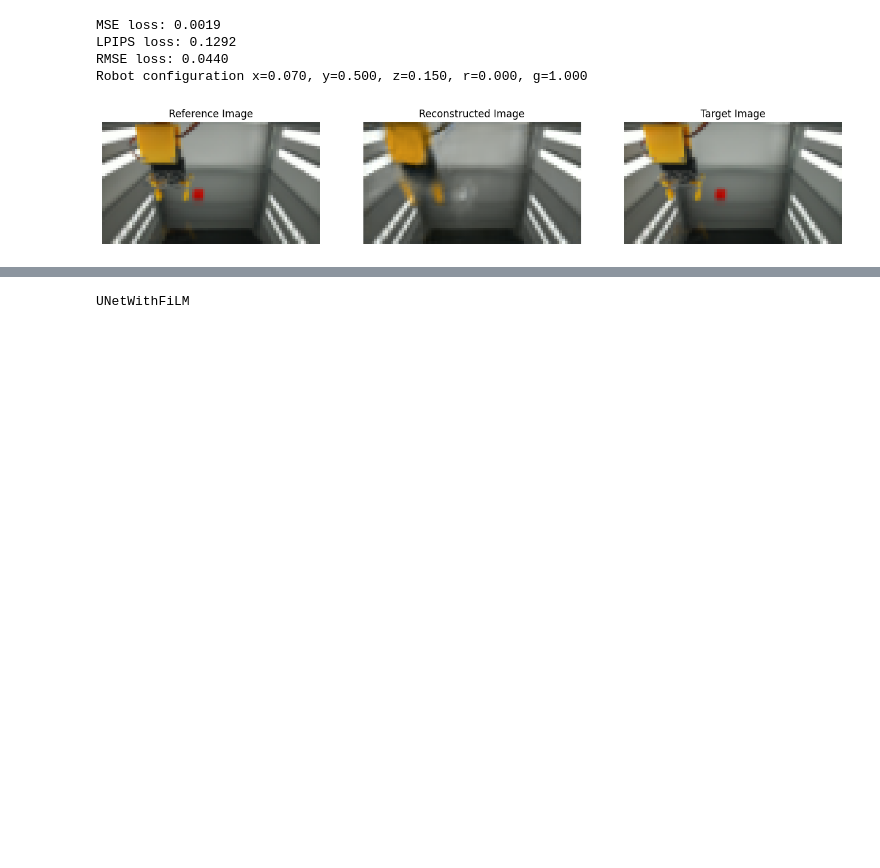
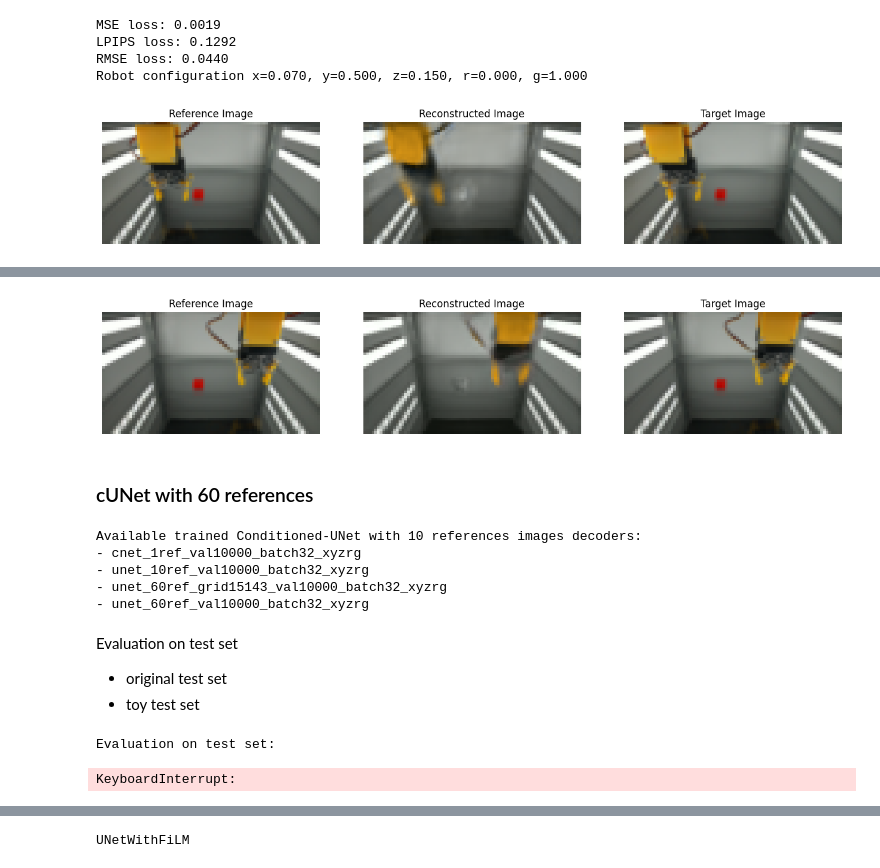
Before and after one commit to GiacomoBillo/cloudgripper-visual-autoencoder, a Jupyter notebook: visual_autoencoder/demo.ipynb, the cells around one changed output, grey strips where cells are left out. Cells and saved outputs as stored; diff of their text form; code cells hidden in the pictures; blank space fills up the shorter version.

```diff
--- a/visual_autoencoder/demo.ipynb
+++ b/visual_autoencoder/demo.ipynb
@@ -699,0 +758,3 @@ Robot configuration x=0.070, y=0.500, z=0.150, r=0.000, g=1.000
+# %%
+show_sample_reference_vs_reconstruction_vs_target(toy_test_dataset_10ref, unet_10ref_env_trainer, idx=1)
+# %% [output]
@@ -699,0 +765,15 @@ Robot configuration x=0.070, y=0.500, z=0.150, r=0.000, g=1.000
+[figure, added]
+# %% [markdown]
+### cUNet with 60 references
+# %%
+from conditioned_UNet import UNetWithFiLM
+dir = "trained_models_cluster"
+decoder_type = "u_net_with_fi_l_m"
+trained_decoders = os.listdir(os.path.join(dir, decoder_type))
+print("Available trained Conditioned-UNet with 10 references images decoders:", *trained_decoders, sep="\n- ")
+# %% [output]
+Available trained Conditioned-UNet with 10 references images decoders:
+- cnet_1ref_val10000_batch32_xyzrg
+- unet_10ref_val10000_batch32_xyzrg
+- unet_60ref_grid15143_val10000_batch32_xyzrg
+- unet_60ref_val10000_batch32_xyzrg
@@ -699,0 +784,14 @@ Robot configuration x=0.070, y=0.500, z=0.150, r=0.000, g=1.000
+# %% [markdown]
+Evaluation on test set
+
+- original test set
+- toy test set
+# %%
+print("Evaluation on test set:")
+dataset_metrics = unet_60ref_trainer.evaluate_model(test_loader_60ref)
+
+print("\nEvaluation on test toy dataset")
+toy_dataset_metrics = unet_60ref_trainer.evaluate_model(toy_test_loader_60ref)
+# %% [output]
+Evaluation on test set:
+KeyboardInterrupt:
```
Also changed, not shown: parts of 25 cells of this notebook.
